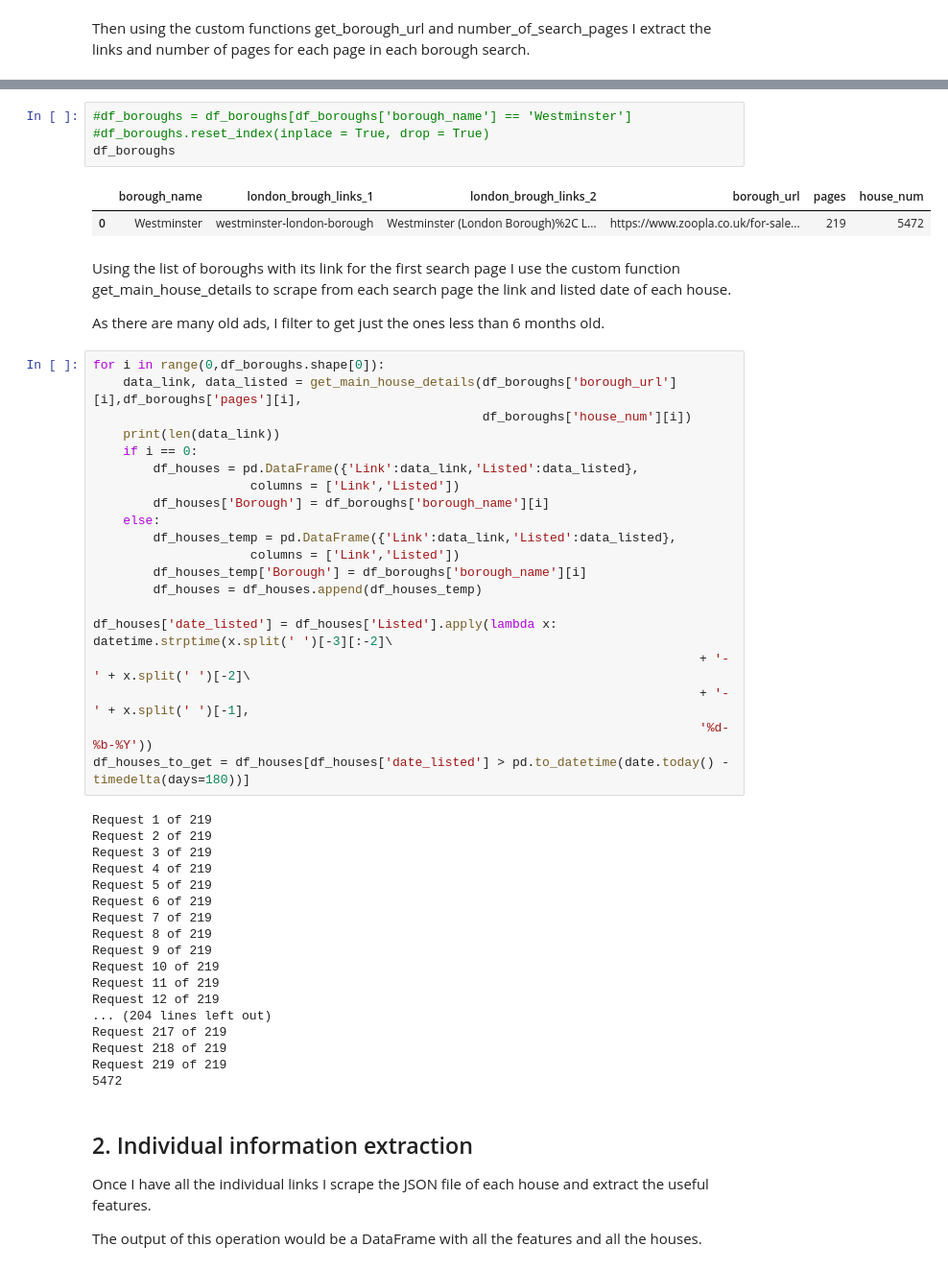
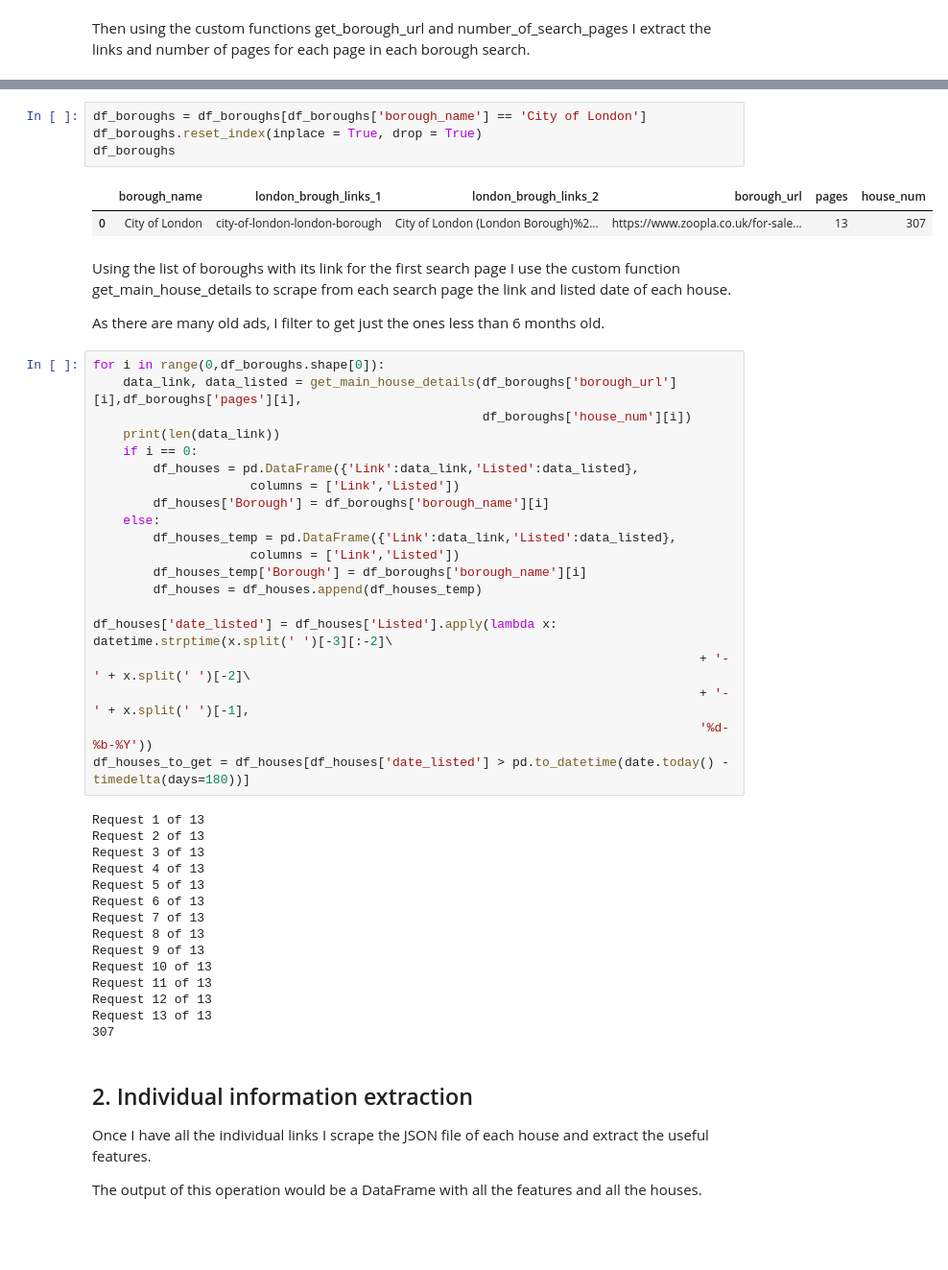
Before and after one commit to diequies/zoopla_houses, a Jupyter notebook: data/zoopla_data_ingestion.ipynb, the cells around one changed output, grey strips where cells are left out. Shown: that part at 96% size. Cells and saved outputs as stored; diff of their text form; blank space fills up the shorter version.

```diff
--- a/data/zoopla_data_ingestion.ipynb
+++ b/data/zoopla_data_ingestion.ipynb
@@ -72,10 +72,10 @@ df_boroughs
 # %%
-#df_boroughs = df_boroughs[df_boroughs['borough_name'] == 'Westminster']
-#df_boroughs.reset_index(inplace = True, drop = True)
+df_boroughs = df_boroughs[df_boroughs['borough_name'] == 'City of London']
+df_boroughs.reset_index(inplace = True, drop = True)
 df_boroughs
 # %% [output]
 |  | borough_name | london_brough_links_1 | london_brough_links_2 | borough_url | pages | house_num |
-| 0 | Westminster | westminster-london-borough | Westminster (London Borough)%2C L... | https://www.zoopla.co.uk/for-sale... | 219 | 5472 |
+| 0 | City of London | city-of-london-london-borough | City of London (London Borough)%2... | https://www.zoopla.co.uk/for-sale... | 13 | 307 |
 # %% [markdown]
 Using the list of boroughs with its link for the first search page I use the custom function get_main_house_details to scrape from each search page the link and listed date of each house.
 
@@ -101,23 +101,20 @@ df_houses['date_listed'] = df_houses['Listed'].apply(lambda x: datetime.strptime
                                                                                  '%d-%b-%Y'))
 df_houses_to_get = df_houses[df_houses['date_listed'] > pd.to_datetime(date.today() - timedelta(days=180))]
 # %% [output]
-Request 1 of 219
-Request 2 of 219
-Request 3 of 219
-Request 4 of 219
-Request 5 of 219
-Request 6 of 219
-Request 7 of 219
-Request 8 of 219
-Request 9 of 219
-Request 10 of 219
-Request 11 of 219
-Request 12 of 219
-... (204 lines left out)
-Request 217 of 219
-Request 218 of 219
-Request 219 of 219
-5472
+Request 1 of 13
+Request 2 of 13
+Request 3 of 13
+Request 4 of 13
+Request 5 of 13
+Request 6 of 13
+Request 7 of 13
+Request 8 of 13
+Request 9 of 13
+Request 10 of 13
+Request 11 of 13
+Request 12 of 13
+Request 13 of 13
+307
 # %% [markdown]
 ## 2. Individual information extraction
 
```
Also changed, not shown: parts of 25 cells of this notebook, 5 other files.
